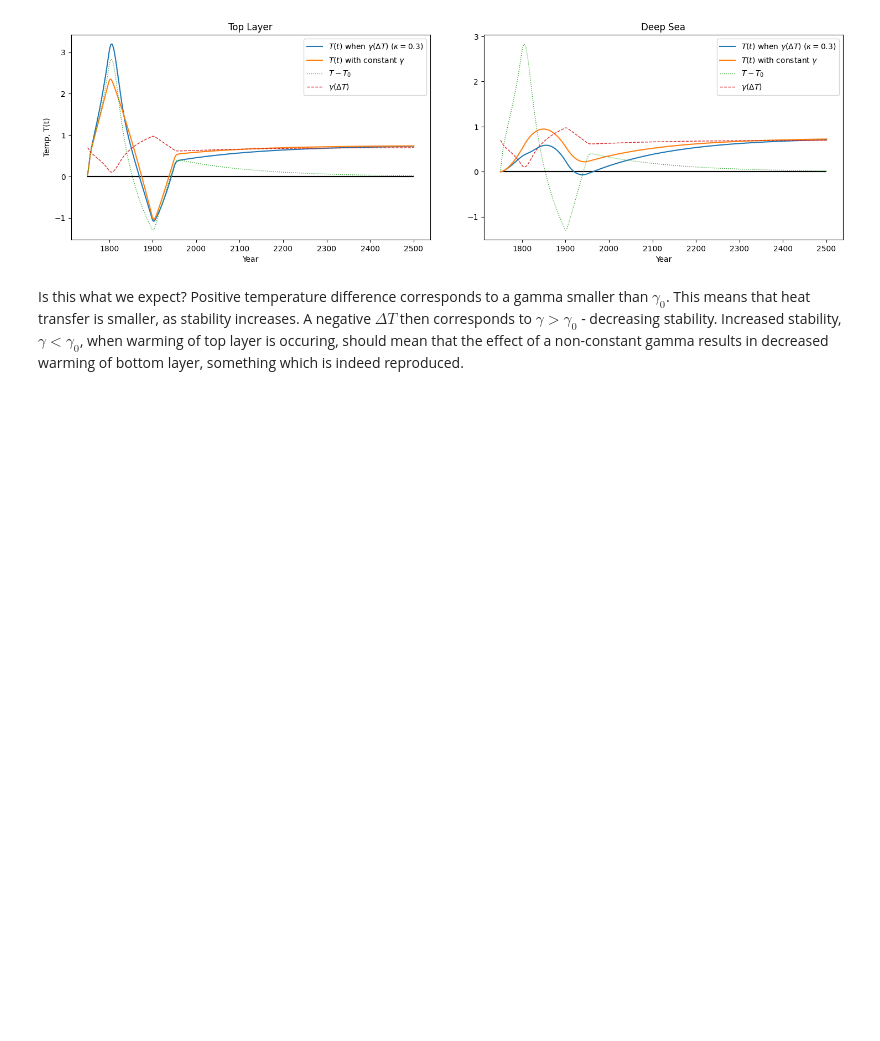
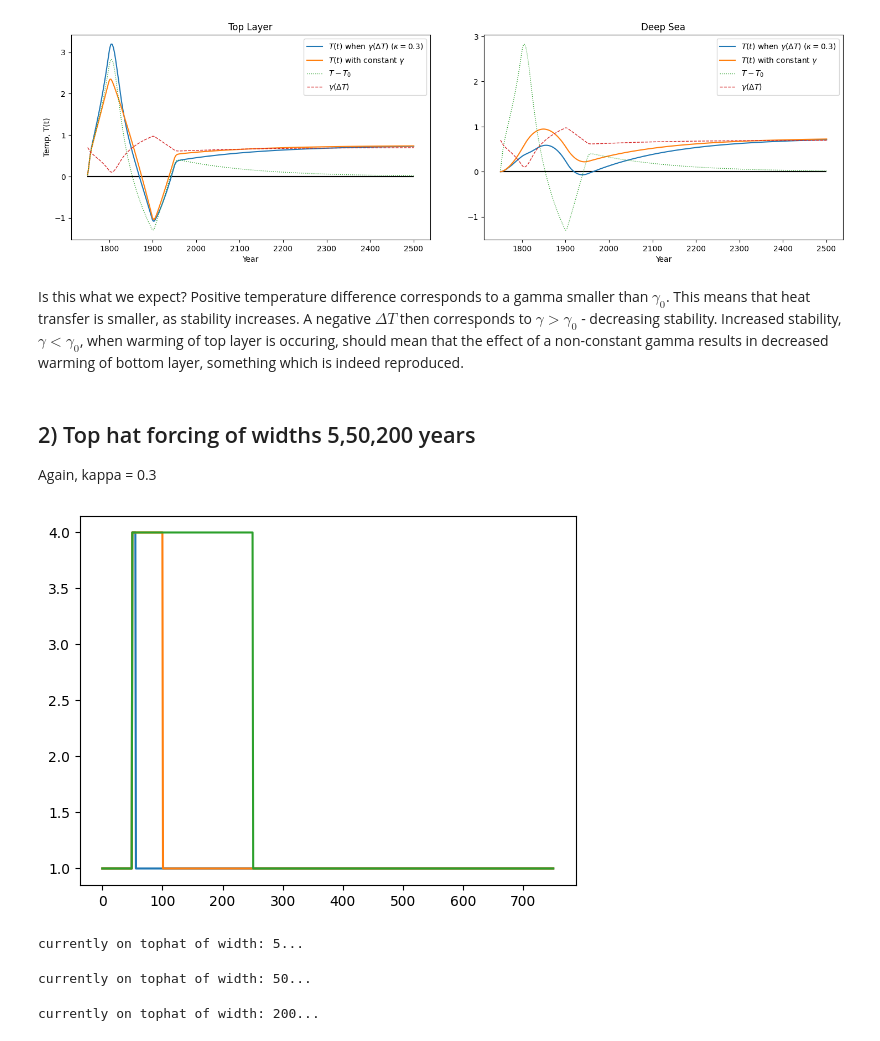
Before and after one commit to francesmcginley/ar6, a Jupyter notebook: Exploration/W8EffectsOfTempDependentGamma.ipynb, the cells around one changed output. Saved outputs shown, nothing was run; the diff lists cells and outputs as text; code cells hidden in the pictures; blank space fills up the shorter version.

```diff
--- a/Exploration/W8EffectsOfTempDependentGamma.ipynb
+++ b/Exploration/W8EffectsOfTempDependentGamma.ipynb
@@ -170,3 +179,46 @@ for subpl in axs:
 [figure]
 # %% [markdown]
 Is this what we expect? Positive temperature difference corresponds to a gamma smaller than $\gamma_0$. This means that heat transfer is smaller, as stability increases. A negative $\Delta T$ then corresponds to $\gamma > \gamma_0$ -  decreasing stability. Increased stability, $\gamma < \gamma_0$, when warming of top layer is occuring, should mean that the effect of a non-constant gamma results in decreased warming of bottom layer, something which is indeed reproduced.
+# %% [markdown]
+## 2) Top hat forcing of widths 5,50,200 years
+Again, kappa = 0.3
+# %%
+#Making top hat signals.
+
+widths = [5,50,200]
+tophat_signals = {}
+for w in widths:
+    sig = np.ones(751)
+    sig[50:51+w] = 4
+    tophat_signals[w] = sig
+    plt.plot(sig)
+# %% [output]
+[figure, added]
+# %%
+
+for sig in tophat_signals:
+    print(f"currently on tophat of width: %s... "%sig)
+    for i in tqdm(range(1000)):   # 5x as fast as fair, 10x as fast as openscm-runner
+        scm = TwoLayerModel(
+            extforce= tophat_signals[sig],
+            exttime=np.arange(1750,2501),
+            tbeg=1750,
+            tend=2501,
+            lamg=4.0/3.0,
+            t2x=None,
+            eff=1.29,
+            cmix=6,
+            cdeep=75,
+            gamma_2l=0.7,
+            kappa=0.3,
+            outtime=np.arange(1750.5,2501),
+            dt=3
+        )
+
+        out = scm.run()
+
+    runs[f"TopHat Pulse width %s" %sig] = out
+# %% [output]
+currently on tophat of width: 5...
+currently on tophat of width: 50...
+currently on tophat of width: 200...
```
Also changed, not shown: parts of 36 cells of this notebook, 4 other files.
